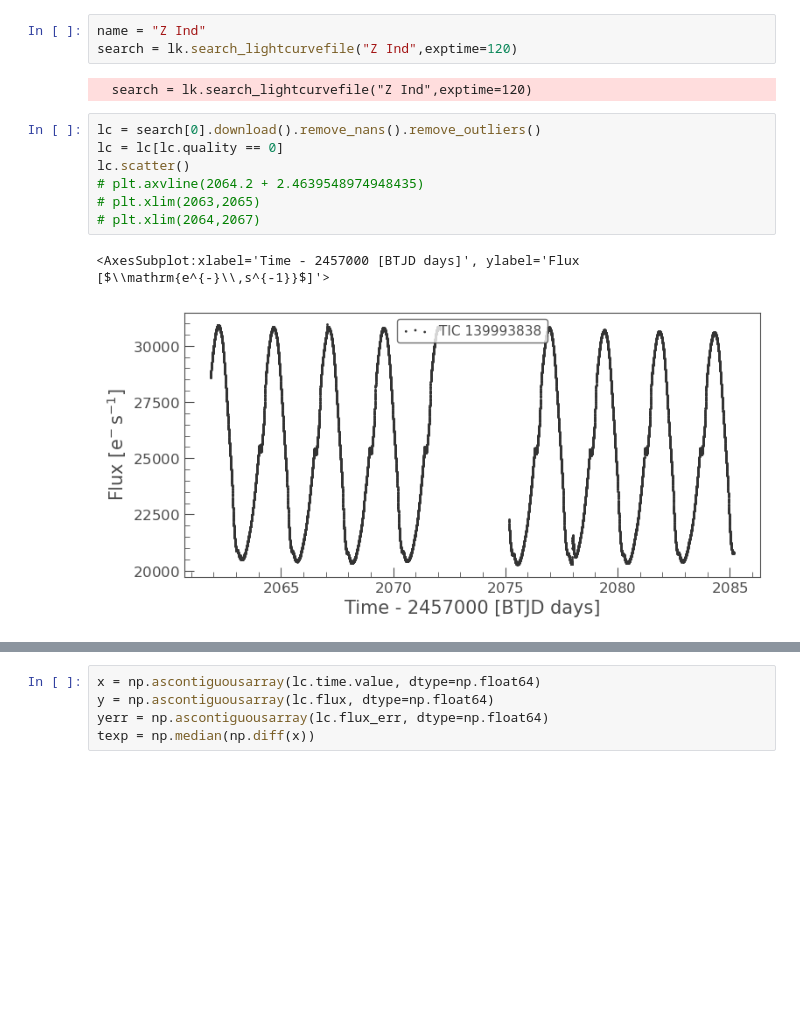
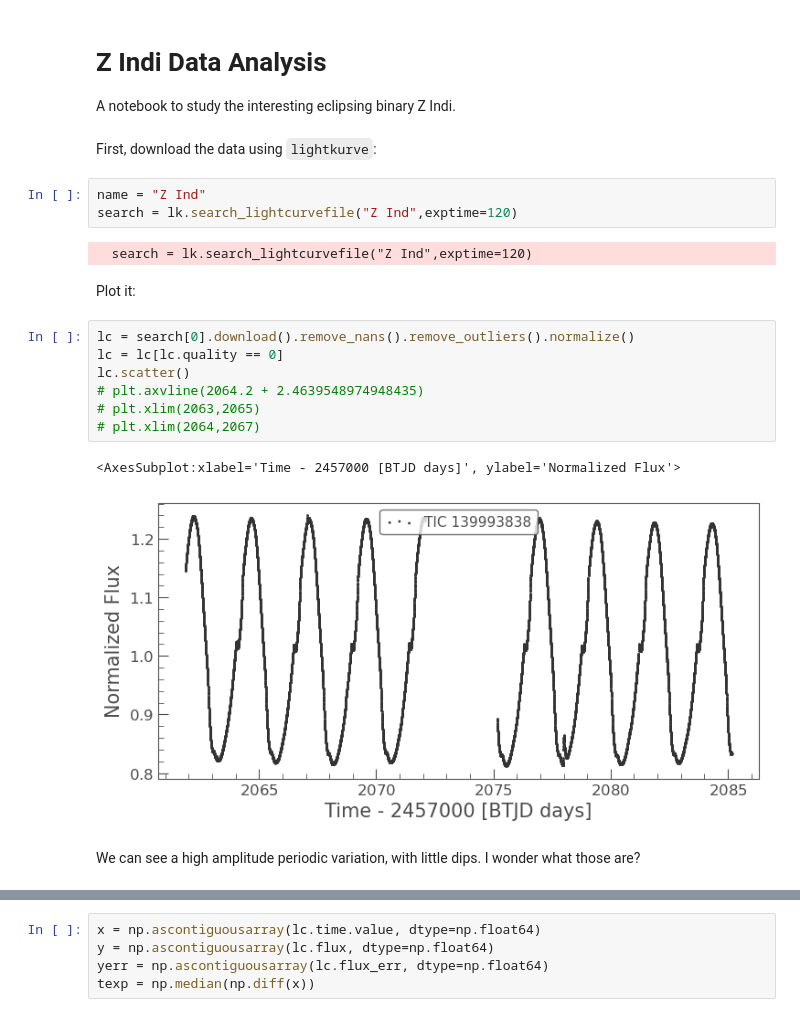
Before and after one commit to benjaminpope/mtv, a Jupyter notebook: notebooks/z_ind.ipynb, the cells around one changed output, grey strips where cells are left out. Cells and saved outputs as stored; diff of their text form; blank space fills up the shorter version.

Commit message:
updated z indi model

```diff
--- a/notebooks/z_ind.ipynb
+++ b/notebooks/z_ind.ipynb
@@ -27,18 +24,28 @@ The autoreload extension is already loaded. To reload it, use:
+# %% [markdown]
+# Z Indi Data Analysis
+
+A notebook to study the interesting eclipsing binary Z Indi.
+# %% [markdown]
+First, download the data using `lightkurve`:
 # %%
 name = "Z Ind"
 search = lk.search_lightcurvefile("Z Ind",exptime=120)
 # %% [output]
   search = lk.search_lightcurvefile("Z Ind",exptime=120)
+# %% [markdown]
+Plot it:
 # %%
-lc = search[0].download().remove_nans().remove_outliers()
+lc = search[0].download().remove_nans().remove_outliers().normalize()
 lc = lc[lc.quality == 0]
 lc.scatter()
 # plt.axvline(2064.2 + 2.4639548974948435)
 # plt.xlim(2063,2065)
 # plt.xlim(2064,2067)
 # %% [output]
-<AxesSubplot:xlabel='Time - 2457000 [BTJD days]', ylabel='Flux [$\\mathrm{e^{-}\\,s^{-1}}$]'>
+<AxesSubplot:xlabel='Time - 2457000 [BTJD days]', ylabel='Normalized Flux'>
-[figure, old version]
+[figure, new version]
+# %% [markdown]
+We can see a high amplitude periodic variation, with little dips. I wonder what those are?
 # %%
 lc.flatten(window_length=800).scatter()
 plt.ylim(0.95,1.02)
```
Also changed, not shown: parts of 28 cells of this notebook.
